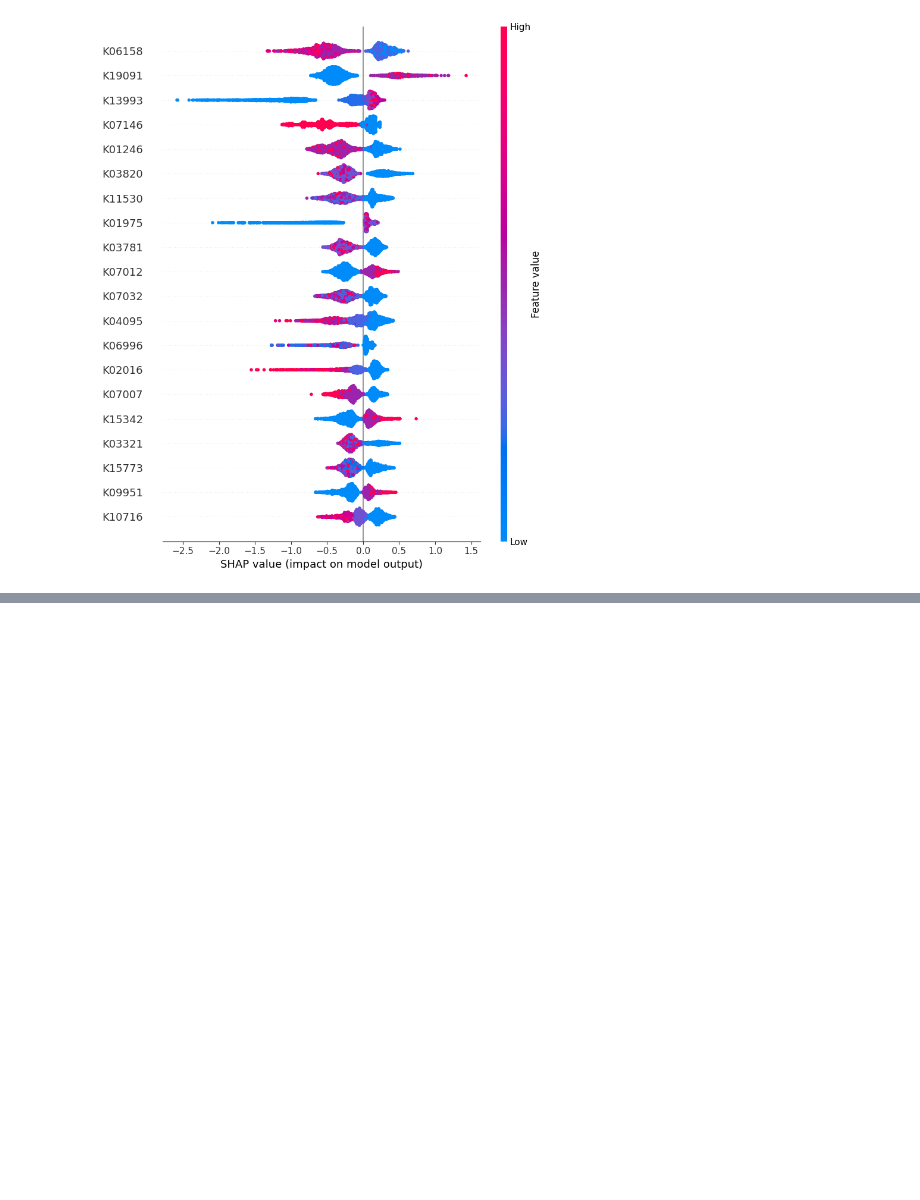
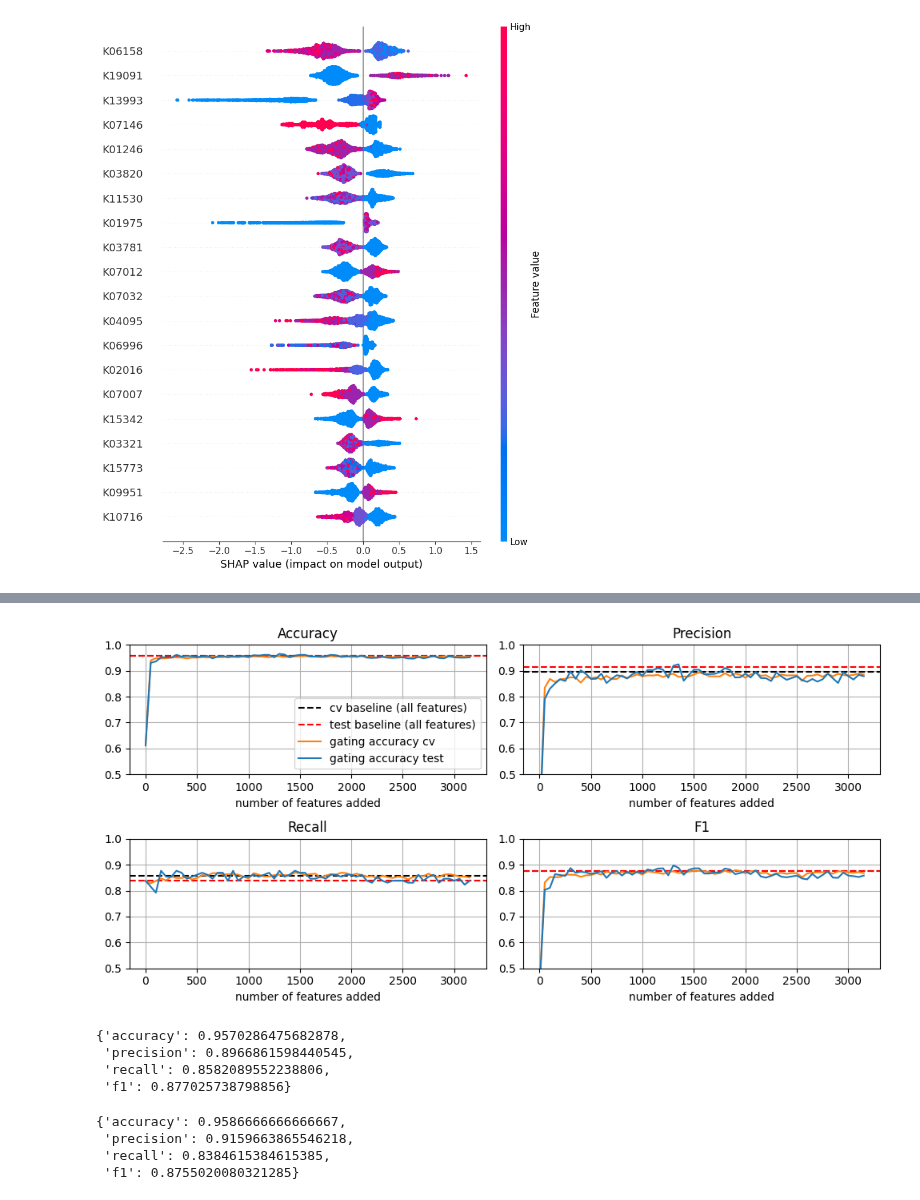
Before and after one commit to oist/gene-context, a Jupyter notebook: phenotype_prediction/jupyter_notebooks/ogt_data.ipynb, the cells around one changed output, grey strips where cells are left out. Cells and saved outputs as stored; diff of their text form; code cells hidden in the pictures; blank space fills up the shorter version.

```diff
--- a/phenotype_prediction/jupyter_notebooks/ogt_data.ipynb
+++ b/phenotype_prediction/jupyter_notebooks/ogt_data.ipynb
@@ -1720,0 +1980,62 @@ shap.summary_plot(shap_values, X_train_df)
+# %%
+plt.figure(figsize=(10,5))
+plt.subplot(2,2,1)
+plt.axhline(y=dict_res_two_class["cv_metrics"]["accuracy"], color='black', linestyle='--', linewidth=1.5, label='cv baseline (all features)')
+plt.axhline(y=dict_res_two_class["test_metrics"]["accuracy"], color='red', linestyle='--', linewidth=1.5, label='test baseline (all features)')
+plt.plot(num_feat_plot, gating_cv_metrics['accuracy_arr'], color='tab:orange', label = "gating accuracy cv", linewidth=1.5)
+plt.plot(num_feat_plot, gating_test_metrics['accuracy_arr'], color='tab:blue', label = "gating accuracy test", linewidth=1.5)
+plt.ylim([0.5, 1])
+plt.xlabel("number of features added")
+plt.title("Accuracy")
+plt.grid(True)
+plt.legend()
+
+
+plt.subplot(2,2,2)
+plt.axhline(y=dict_res_two_class["cv_metrics"]["precision"], color='black', linestyle='--', linewidth=1.5, label='cv baseline (all features)')
+plt.axhline(y=dict_res_two_class["test_metrics"]["precision"], color='red', linestyle='--', linewidth=1.5, label='test baseline (all features)')
+plt.plot(num_feat_plot, gating_cv_metrics['precision_arr'], color='tab:orange', label = "gating accuracy cv", linewidth=1.5)
+plt.plot(num_feat_plot, gating_test_metrics['precision_arr'], color='tab:blue', label = "gating accuracy test", linewidth=1.5)
+plt.ylim([0.5, 1])
+plt.xlabel("number of features added")
+plt.title("Precision")
+plt.grid(True)
+
+plt.subplot(2,2,3)
+plt.axhline(y=dict_res_two_class["cv_metrics"]["recall"], color='black', linestyle='--', linewidth=1.5, label='test baseline (all features)')
+plt.axhline(y=dict_res_two_class["test_metrics"]["recall"], color='red', linestyle='--', linewidth=1.5, label='test baseline (all features)')
+plt.plot(num_feat_plot, gating_cv_metrics['recall_arr'], color='tab:orange', label = "gating accuracy cv", linewidth=1.5)
+plt.plot(num_feat_plot, gating_test_metrics['recall_arr'], color='tab:blue', label = "gating accuracy test", linewidth=1.5)
+plt.ylim([0.5, 1])
+plt.xlabel("number of features added")
+plt.title("Recall")
+plt.grid(True)
+
+plt.subplot(2,2,4)
+plt.axhline(y=dict_res_two_class["cv_metrics"]["f1"], color='black', linestyle='--', linewidth=1.5, label='test baseline (all features)')
+plt.axhline(y=dict_res_two_class["cv_metrics"]["f1"], color='red', linestyle='--', linewidth=1.5, label='test baseline (all features)')
+plt.plot(num_feat_plot, gating_cv_metrics['f1_arr'], color='tab:orange', label = "gating accuracy cv", linewidth=1.5)
+plt.plot(num_feat_plot, gating_test_metrics['f1_arr'], color='tab:blue', label = "gating accuracy test", linewidth=1.5)
+plt.ylim([0.5, 1])
+plt.xlabel("number of features added")
+plt.title("F1")
+
+plt.grid(True)
+
+plt.tight_layout()
+# %% [output]
+[figure, added]
+# %%
+dict_res_two_class["cv_metrics"]
+# %% [output]
+{'accuracy': 0.9570286475682878,
+ 'precision': 0.8966861598440545,
+ 'recall': 0.8582089552238806,
+ 'f1': 0.877025738798856}
+# %%
+dict_res_two_class["test_metrics"]
+# %% [output]
+{'accuracy': 0.9586666666666667,
+ 'precision': 0.9159663865546218,
+ 'recall': 0.8384615384615385,
+ 'f1': 0.8755020080321285}
```
Also changed, not shown: parts of 36 cells of this notebook.
